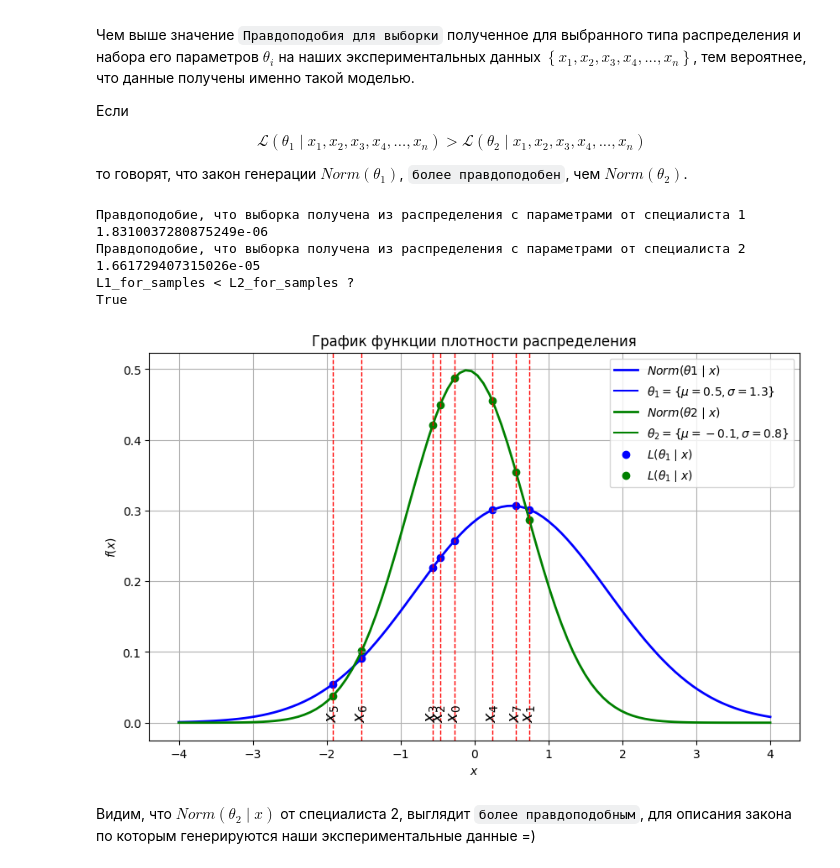
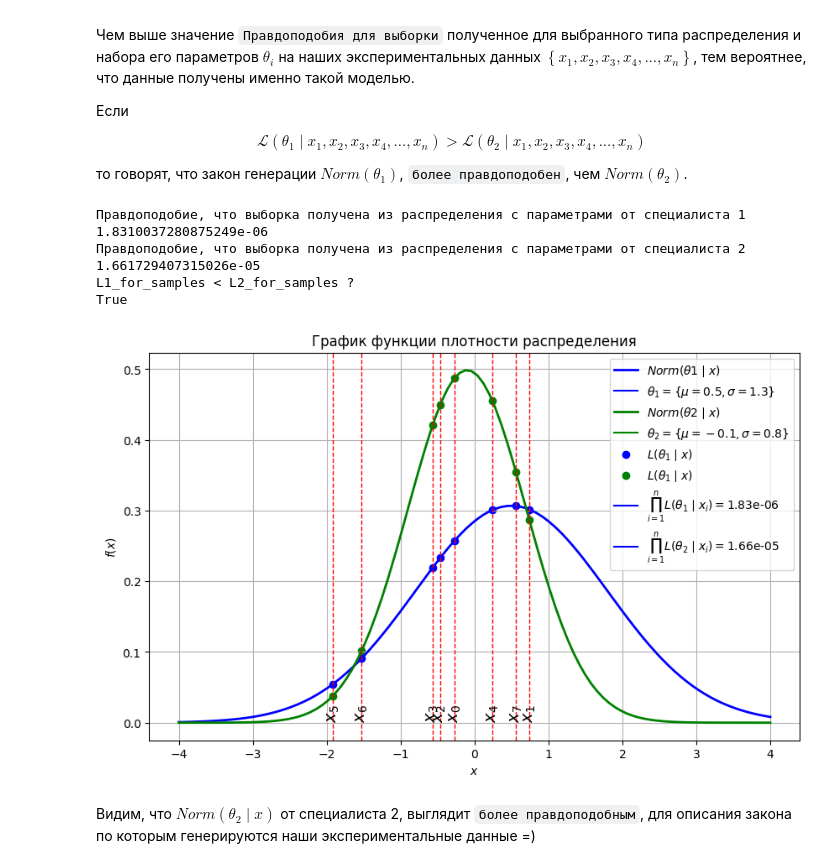
Before and after one commit to deniskirbaba/image-processing-and-generation, a Jupyter notebook: lesson materials/intro_to_generation/Intro to generative modeling.ipynb, the cells around one changed output. Saved outputs shown, nothing was run; the diff lists cells and outputs as text; code cells hidden in the pictures.

```diff
--- a/lesson materials/intro_to_generation/Intro to generative modeling.ipynb
+++ b/lesson materials/intro_to_generation/Intro to generative modeling.ipynb
@@ -1266,33 +1265,47 @@ ax.scatter(x, L1, c="b", label=r"$L(\theta_1 \mid x)$")
 
 # Правдоподобия для нормального распределения от специалиста 2
 L2 = norm_distr_2.pdf(x)
 ax.scatter(x, L2, c="g", label=r"$L(\theta_1 \mid x)$")
 
 # Считаем Правдоподобия для выборок
 L1_for_samples = np.prod(L1)
+# отображаем Правдоподобия для выборки на легенде
+ax.plot(
+    [],
+    [],
+    "b-",
+    label=r"$\underset{i=1}{\overset{n}{\prod}}L(\theta_1 \mid x_i)=$" + f"{L1_for_samples:.2e}",
+)
 L2_for_samples = np.prod(L2)
+# отображаем Правдоподобия для выборки на легенде
+ax.plot(
+    [],
+    [],
+    "b-",
+    label=r"$\underset{i=1}{\overset{n}{\prod}}L(\theta_2 \mid x_i)=$" + f"{L2_for_samples:.2e}",
+)
 
 print(
     f"Правдоподобие, что выборка получена из распределения с параметрами от специалиста 1 {L1_for_samples}"
 )
 print(
     f"Правдоподобие, что выборка получена из распределения с параметрами от специалиста 2 {L2_for_samples}"
 )
 print("L1_for_samples < L2_for_samples ?")
 print(L1_for_samples < L2_for_samples)
 
 # Отображение графика
 plt.legend()
 plt.title("График функции плотности распределения")
 plt.xlabel("$x$")
 plt.ylabel("$f(x)$")
 plt.grid(True)
 plt.show()
 # %% [output]
 Правдоподобие, что выборка получена из распределения с параметрами от специалиста 1 1.8310037280875249e-06
 Правдоподобие, что выборка получена из распределения с параметрами от специалиста 2 1.661729407315026e-05
 L1_for_samples < L2_for_samples ?
 True
-[figure, old version]
+[figure, new version]
 # %% [markdown]
 Видим, что $Norm(\theta_2 \mid x)$ от специалиста 2, выглядит `более правдоподобным`, для описания закона по которым генерируются наши экспериментальные данные =)
```
Also changed, not shown: parts of 16 cells of this notebook.
